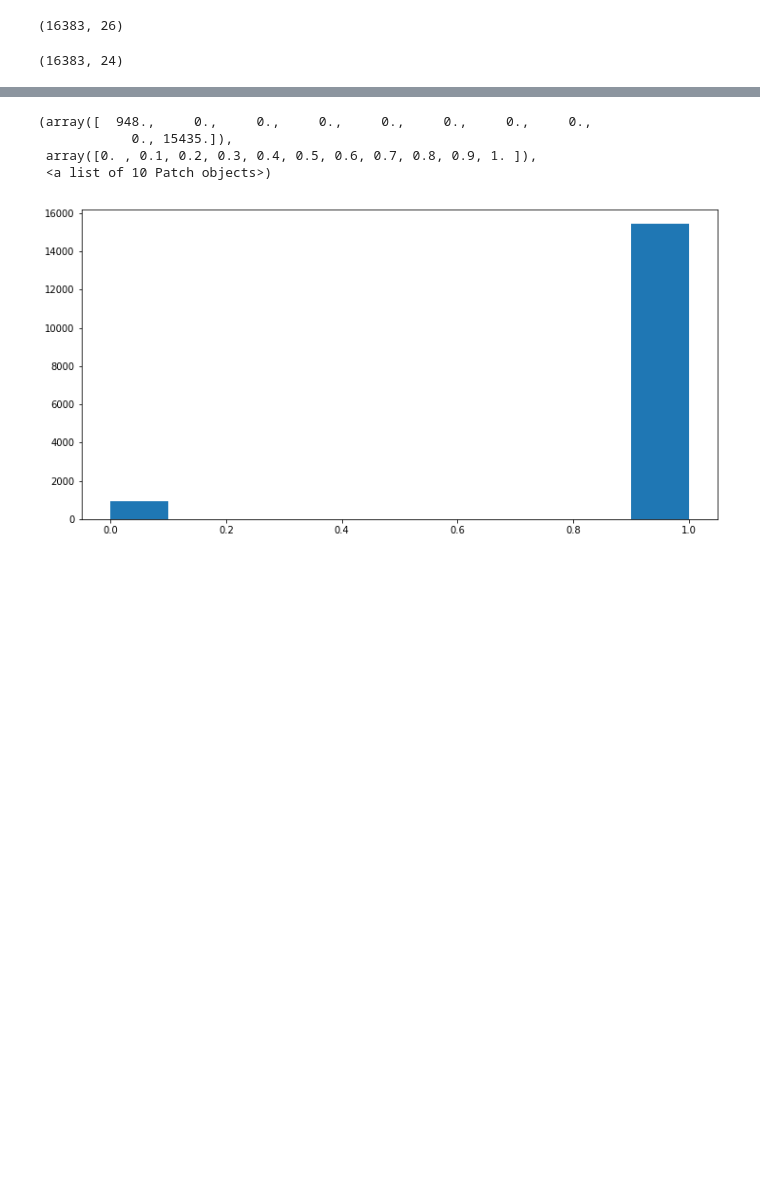
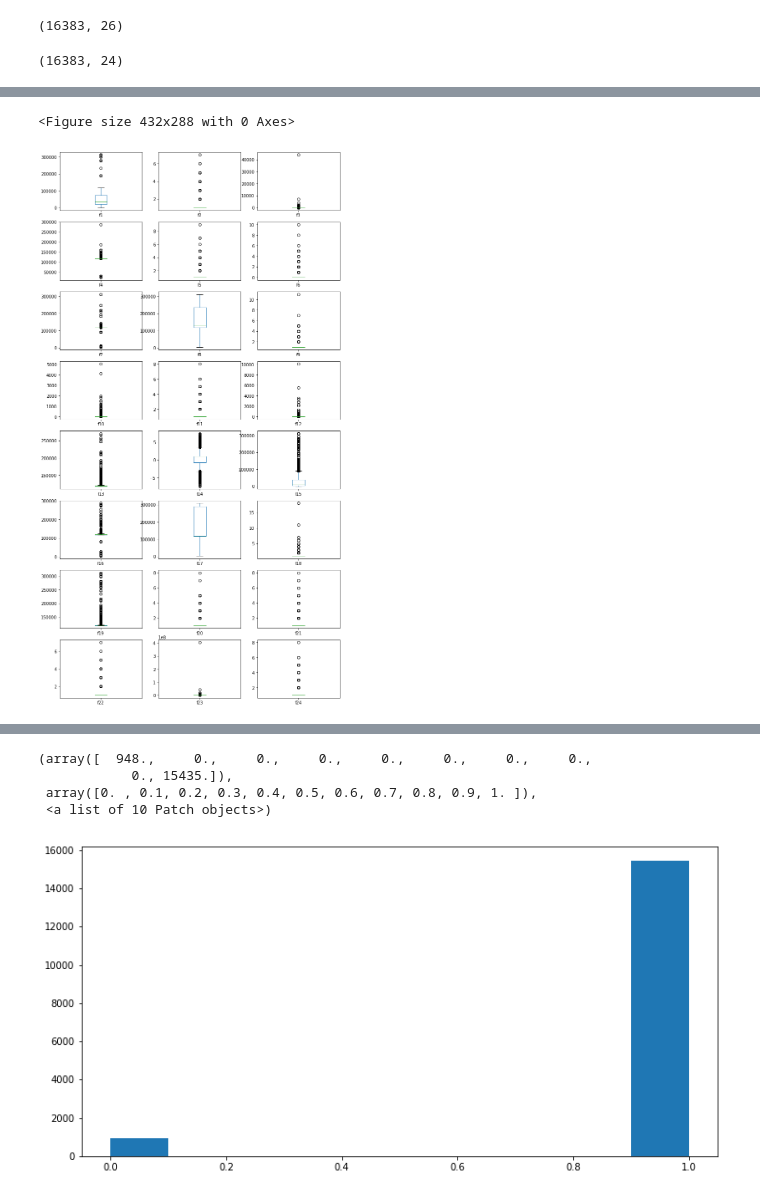
Before and after one commit to JavierPalomares90/kaggle-competition, a Jupyter notebook: Kaggle_Competition_Redux.ipynb, the cells around one changed output, grey strips where cells are left out. Cells and saved outputs as stored; diff of their text form; code cells hidden in the pictures; blank space fills up the shorter version.

```diff
--- a/Kaggle_Competition_Redux.ipynb
+++ b/Kaggle_Competition_Redux.ipynb
@@ -86,0 +103,7 @@ x_train.f21.max()
+# %%
+# box and whiskers plot
+plt.tight_layout()
+x_train.plot(kind='box', subplots=True, layout=(8,3), sharex=False, sharey=False,figsize=(12,24));
+# %% [output]
+<Figure size 432x288 with 0 Axes>
+[figure, added]
```
Also changed, not shown: parts of 18 cells of this notebook, 5 other files.
